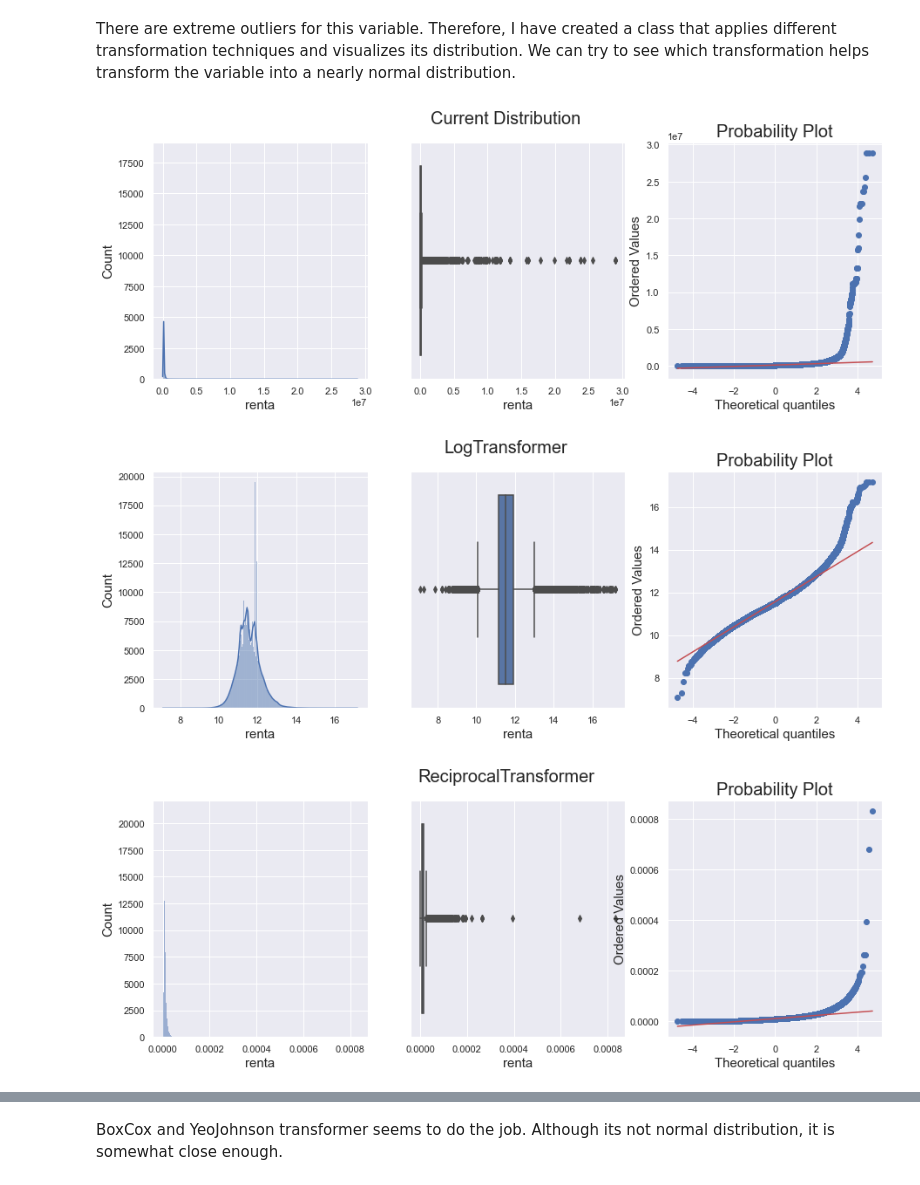
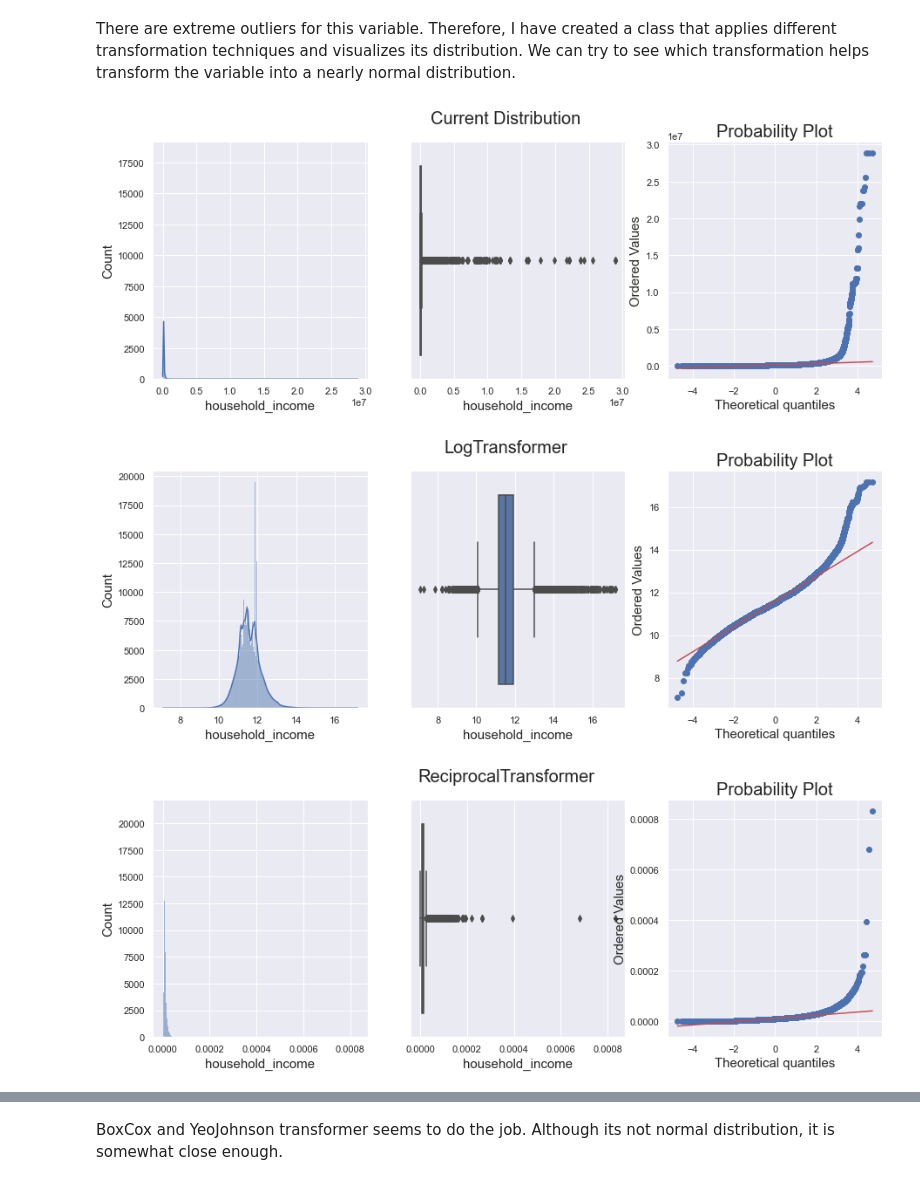
Before and after one commit to cemreaka/Customer-Segmentation-Project, a Jupyter notebook: joe_work.ipynb, the cells around one changed output, grey strips where cells are left out. Saved outputs shown, nothing was run; the diff lists cells and outputs as text; code cells hidden in the pictures.

```diff
--- a/joe_work.ipynb
+++ b/joe_work.ipynb
@@ -890,6 +923,6 @@ Name: indfall, dtype: int64
 # %%
-df['indfall'] = df['indfall'].map({"S" : 1, "N" : 0})
-df['indfall'].value_counts()
+df['deceased_index'] = df['deceased_index'].map({"S" : 1, "N" : 0})
+df['deceased_index'].value_counts()
 # %% [output]
 0    609096
 1      1586
@@ -907,6 +940,6 @@ Name: tipodom, dtype: int64
 # %% [markdown]
 Since there is only one category for this variable, I will drop this.
 # %%
-df = df.drop('tipodom', axis = 1)
+df = df.drop('addres_type', axis = 1)
 print(df.shape)
 # %% [output]
@@ -1011,9 +1044,9 @@ Name: nomprov, dtype: int64
 %%time
 
 # Imputing for those customers outside of Spain
-for i in df[df['nomprov'].isna()].index:
-    if df['pais_residencia'][i] != "ES":
-        df['nomprov'][i] = "Foreign"
+for i in df[df['name_province'].isna()].index:
+    if df['cust_residence'][i] != "ES":
+        df['name_province'][i] = "Foreign"
     else:
-        df['nomprov'][i] = "MADRID"
+        df['name_province'][i] = "MADRID"
 # %% [output]
@@ -1072,11 +1105,11 @@ plt.xlabel("Median Household Income");
 We can see certain cities have higher median income compared to other cities. Therefore, I will impute this variable by filtering by province and then taking the median income of that province.
 # %%
 %%time
-for city in df['nomprov'].unique():
+for city in df['name_province'].unique():
     if city == "ALAVA":
-        df.loc[(df['nomprov'] == f"{city}") & (df['renta'].isna()), "renta"] = \
-        df['renta'].median()
+        df.loc[(df['name_province'] == f"{city}") & (df['household_income'].isna()), "household_income"] = \
+        df['household_income'].median()
     else:
-        df.loc[(df['nomprov'] == f"{city}") & (df['renta'].isna()), "renta"] = \
-        df.query(f'nomprov == "{city}"')['renta'].median()
+        df.loc[(df['name_province'] == f"{city}") & (df['household_income'].isna()), "household_income"] = \
+        df.query(f'name_province == "{city}"')['household_income'].median()
 # %% [output]
@@ -1201,8 +1234,8 @@ class num_transformer:
                 print(f"Cannot Reject H0, {col} is normally distributed")
             print()
 # %%
-num_transformer(df, "renta").var_transform_plots()
+num_transformer(df, "household_income").var_transform_plots()
 # %% [output]
-[figure, old version]
+[figure, new version]
-[figure, old version]
+[figure, new version]
-[figure, old version]
+[figure, new version]
```
Also changed, not shown: parts of 179 cells of this notebook.
